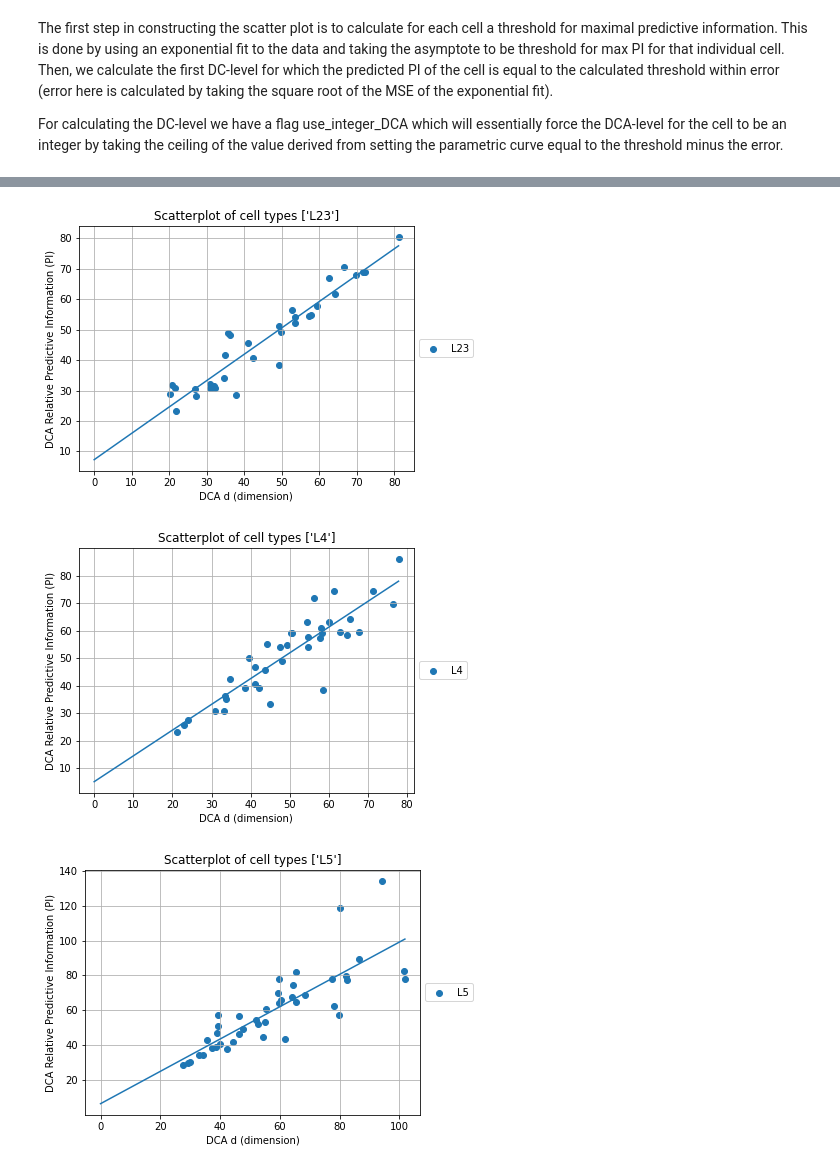
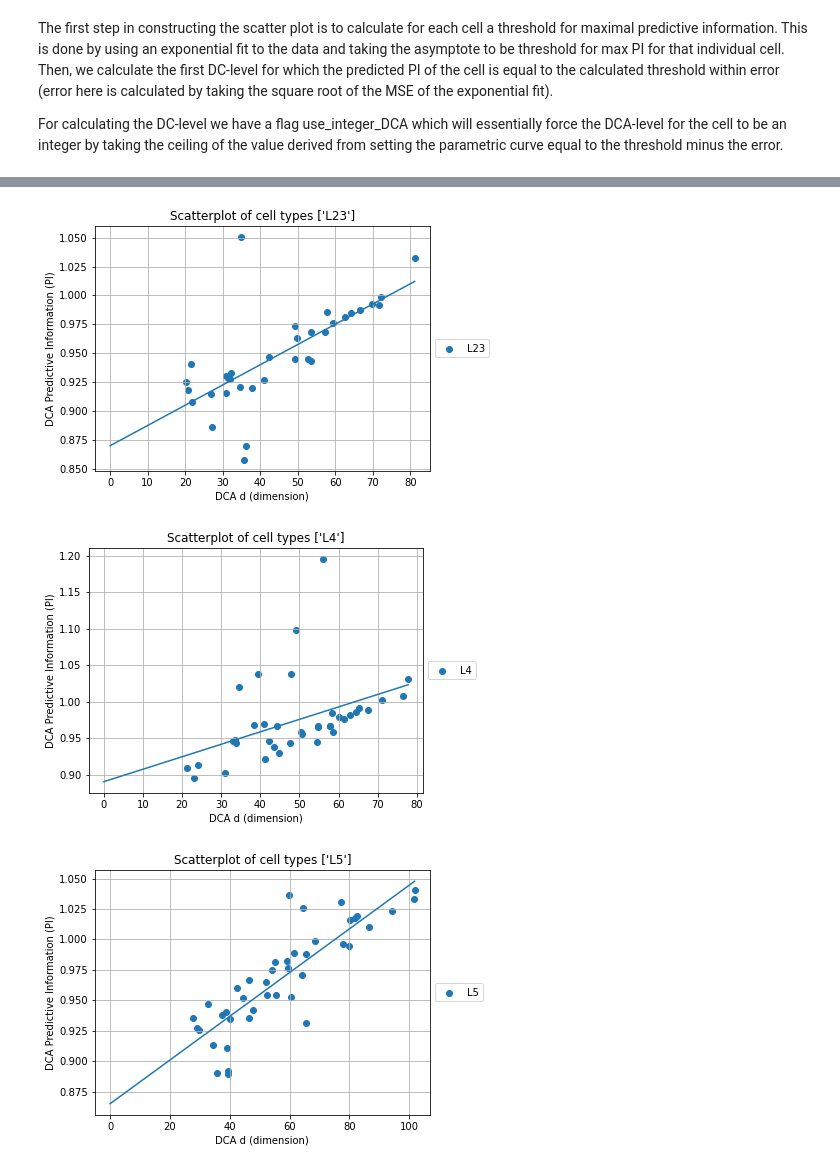
Before and after one commit to sushanthkumar2004/single-neuron-complexity, a Jupyter notebook: DCA_Graphs_and_Analysis.ipynb, the cells around one changed output, grey strips where cells are left out. Drawn from its saved outputs; the diff is of its cells as text; code cells hidden in the pictures.

```diff
--- a/DCA_Graphs_and_Analysis.ipynb
+++ b/DCA_Graphs_and_Analysis.ipynb
@@ -724,5 +660,5 @@ For calculating the DC-level we have a flag use_integer_DCA which will essential
 # %%
-def generate_DCA_vs_PI_by_type(cell_type, fit='exp', normalizer='unnorm', use_integer_DCA=True):
+def generate_DCA_vs_PI_by_type(cell_type, fit='exp', normalizer='maxavg', use_integer_DCA=True):
     dca_pi_thresh_by_cell = []
 
     for cell in SORTED_CELL_TYPES[cell_type]:
@@ -741,9 +677,11 @@ def generate_DCA_vs_PI_by_type(cell_type, fit='exp', normalizer='unnorm', use_in
                 A, B = fit_params
                 dca_lvl = -1 / B * np.log(1 - (threshold - error_cell) / A)
             # append dca_lvl and the PI value corresponding to dca_lvl
+            pi = A * (1 - np.exp(- B * dca_lvl))
             dca_pi_thresh_current_cell.append(dca_lvl)
-            dca_pi_thresh_current_cell.append(A * (1 - np.exp(- B * dca_lvl)))
+            dca_pi_thresh_current_cell.append(pi)
+            dca_pi_thresh_current_cell.append(pi / dca_lvl)
 
         dca_pi_thresh_by_cell.append(dca_pi_thresh_current_cell)
-    return pd.DataFrame(dca_pi_thresh_by_cell, columns=['cell_name', 'threshold', 'error', 'dca_level', 'pi'])
+    return pd.DataFrame(dca_pi_thresh_by_cell, columns=['cell_name', 'threshold', 'error', 'dca_level', 'pi', 'info_per_dc']).sort_values(by=['info_per_dc'])
 # %%
@@ -857,7 +791,6 @@ def line_of_best_fit(cell_type, normalizer='unnorm', use_integer_DCA=True):
     # y = mx + b
     m, b = np.polyfit(data_cell_type['dca_level'], data_cell_type['pi'], 1)
     return m, b
-
 
 def generate_scatter_plot_DCA_vs_PI_by_type(cell_types_to_plot, normalizer='unnorm', use_integer_DCA=True,
                                             img_width=6, img_height=4.5, show_line_best_fit=False):
@@ -882,12 +815,12 @@ def generate_scatter_plot_DCA_vs_PI_by_type(cell_types_to_plot, normalizer='unno
 
     plt.title('Scatterplot of cell types ' + str(cell_types_to_plot))
     plt.xlabel('DCA d (dimension)')
-    plt.ylabel('DCA Relative Predictive Information (PI)')
+    plt.ylabel('DCA Predictive Information (PI)')
     plt.legend(loc='center left', bbox_to_anchor=(1, 0.5))
     plt.grid(True)
     plt.show()
 
-generate_scatter_plot_DCA_vs_PI_by_type(['L1', 'L23', 'L4', 'L5', 'L6'], use_integer_DCA=False)
+generate_scatter_plot_DCA_vs_PI_by_type(['L1', 'L23', 'L4', 'L5', 'L6'], use_integer_DCA=False, show_line_best_fit=False)
 generate_scatter_plot_DCA_vs_PI_by_type(['L1'], use_integer_DCA=False, show_line_best_fit=True)
 generate_scatter_plot_DCA_vs_PI_by_type(['L23'], use_integer_DCA=False, show_line_best_fit=True)
 generate_scatter_plot_DCA_vs_PI_by_type(['L4'], use_integer_DCA=False, show_line_best_fit=True)
@@ -899,3 +832,3 @@ generate_scatter_plot_DCA_vs_PI_by_type(['L6'], use_integer_DCA=False, show_line
-[figure, old version]
+[figure, new version]
-[figure, old version]
+[figure, new version]
-[figure, old version]
+[figure, new version]
```
Also changed, not shown: parts of 35 cells of this notebook, 1 other file.
